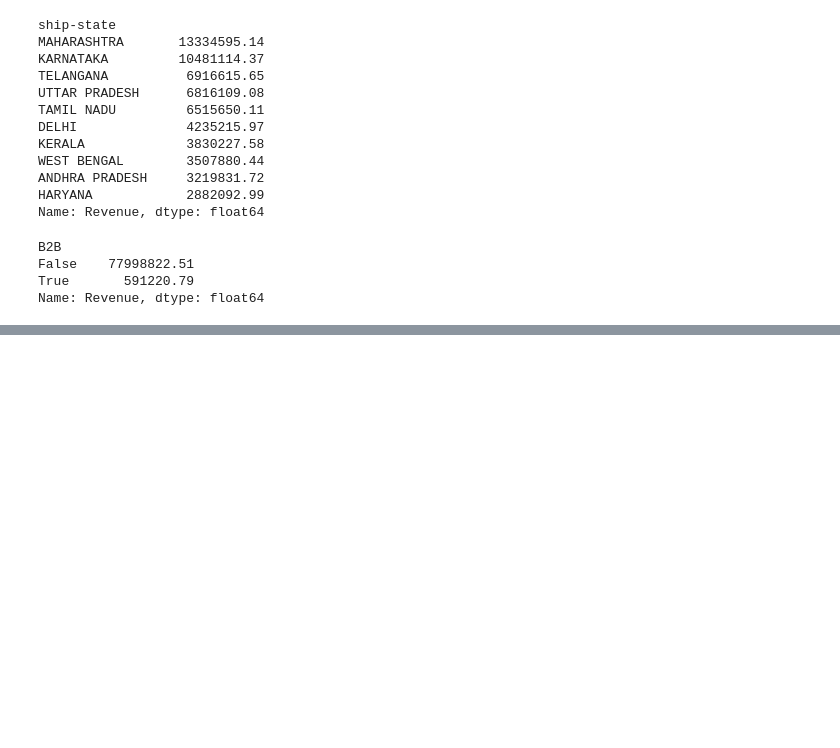
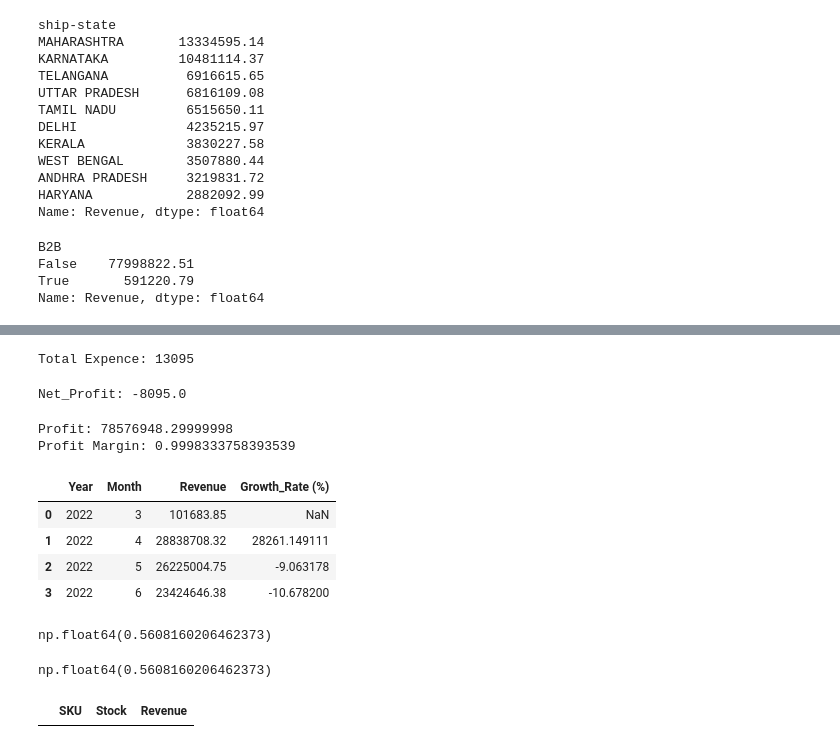
Before and after one commit to Yobil-Job/Ecommerece_Bussines_Intelligence, a Jupyter notebook: Ecommerce_Bussines_Intelligence.ipynb, the cells around one changed output, grey strips where cells are left out. Saved outputs shown, nothing was run; the diff lists cells and outputs as text; code cells hidden in the pictures; blank space fills up the shorter version.

```diff
--- a/Ecommerce_Bussines_Intelligence.ipynb
+++ b/Ecommerce_Bussines_Intelligence.ipynb
@@ -472,0 +580,35 @@ Name: Revenue, dtype: float64
+# %%
+total_expense = Expense_IIGF['Expense_Amount'].sum()
+print(f'Total Expence: {total_expense}')
+# %% [output]
+Total Expence: 13095
+# %%
+net_profit = total_income - total_expense
+print(f'Net_Profit: {net_profit}')
+# %% [output]
+Net_Profit: -8095.0
+# %%
+profit = total_revenue - total_expense
+profit_margin = profit / total_revenue
+print(f'Profit: {profit}')
+print(f'Profit Margin: {profit_margin}')
+# %% [output]
+Profit: 78576948.29999998
+Profit Margin: 0.9998333758393539
+# %%
+monthly_rev = (
+    Amazon_Sale_Report
+    .groupby(['Year','Month'])['Revenue']
+    .sum()
+    .reset_index()
+)
+# %%
+monthly_rev['Growth_Rate (%)'] = monthly_rev['Revenue'].pct_change() * 100
+
+monthly_rev
+# %% [output]
+|  | Year | Month | Revenue | Growth_Rate (%) |
+| 0 | 2022 | 3 | 101683.85 | NaN |
+| 1 | 2022 | 4 | 28838708.32 | 28261.149111 |
+| 2 | 2022 | 5 | 26225004.75 | -9.063178 |
+| 3 | 2022 | 6 | 23424646.38 | -10.678200 |
@@ -472,0 +617,24 @@ Name: Revenue, dtype: float64
+# %%
+top5_share = (
+    state_rev
+    .sort_values(ascending=False)
+    .head(5)
+    .sum()
+    / state_rev.sum()
+)
+
+top5_share
+# %% [output]
+np.float64(0.5608160206462373)
+# %%
+top5_share = (
+    state_rev
+    .sort_values(ascending=False)
+    .head(5)
+    .sum()
+    / state_rev.sum()
+)
+
+top5_share
+# %% [output]
+np.float64(0.5608160206462373)
@@ -472,0 +655,4 @@ Name: Revenue, dtype: float64
+# %%
+sku_performance.sort_values('Revenue', ascending=False).head(10)
+# %% [output]
+|  | SKU | Stock | Revenue |
```
Also changed, not shown: parts of 16 cells of this notebook.
